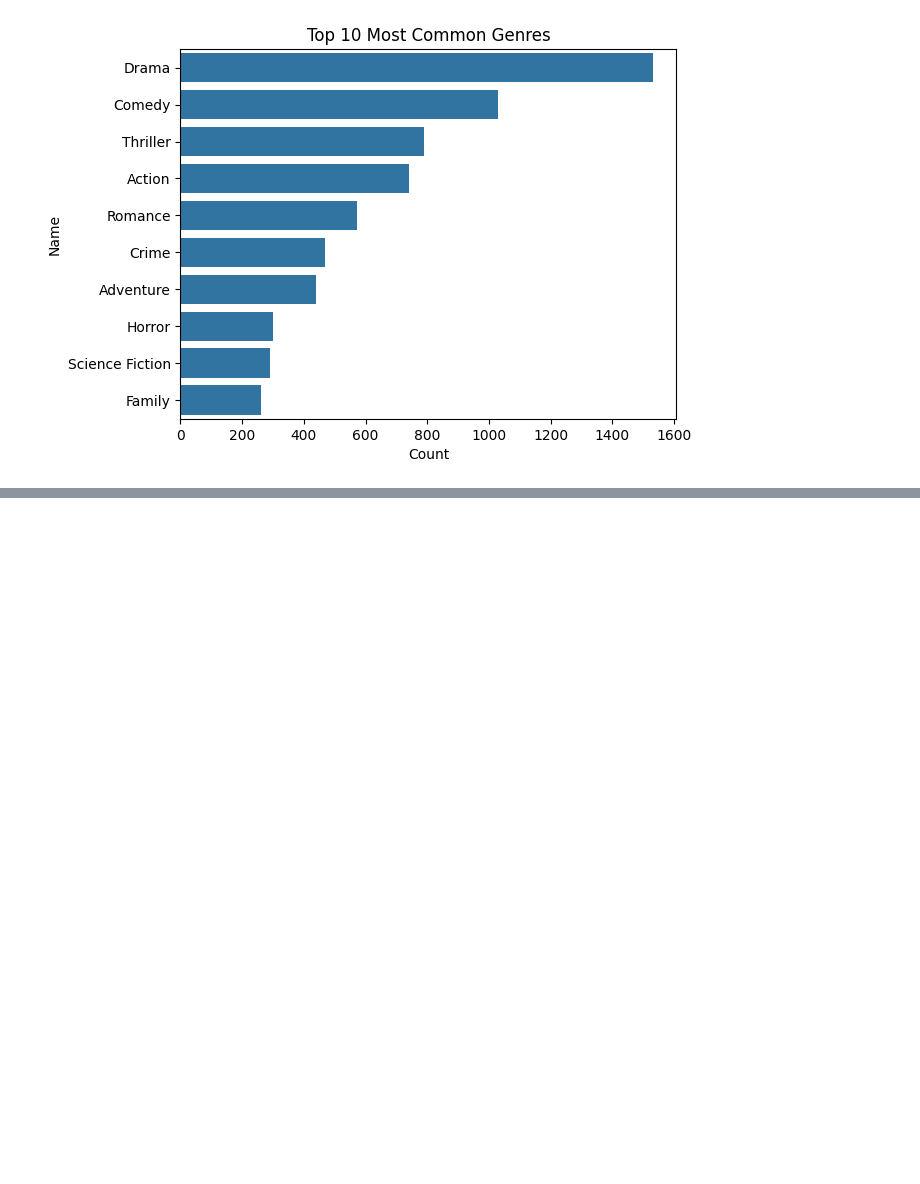
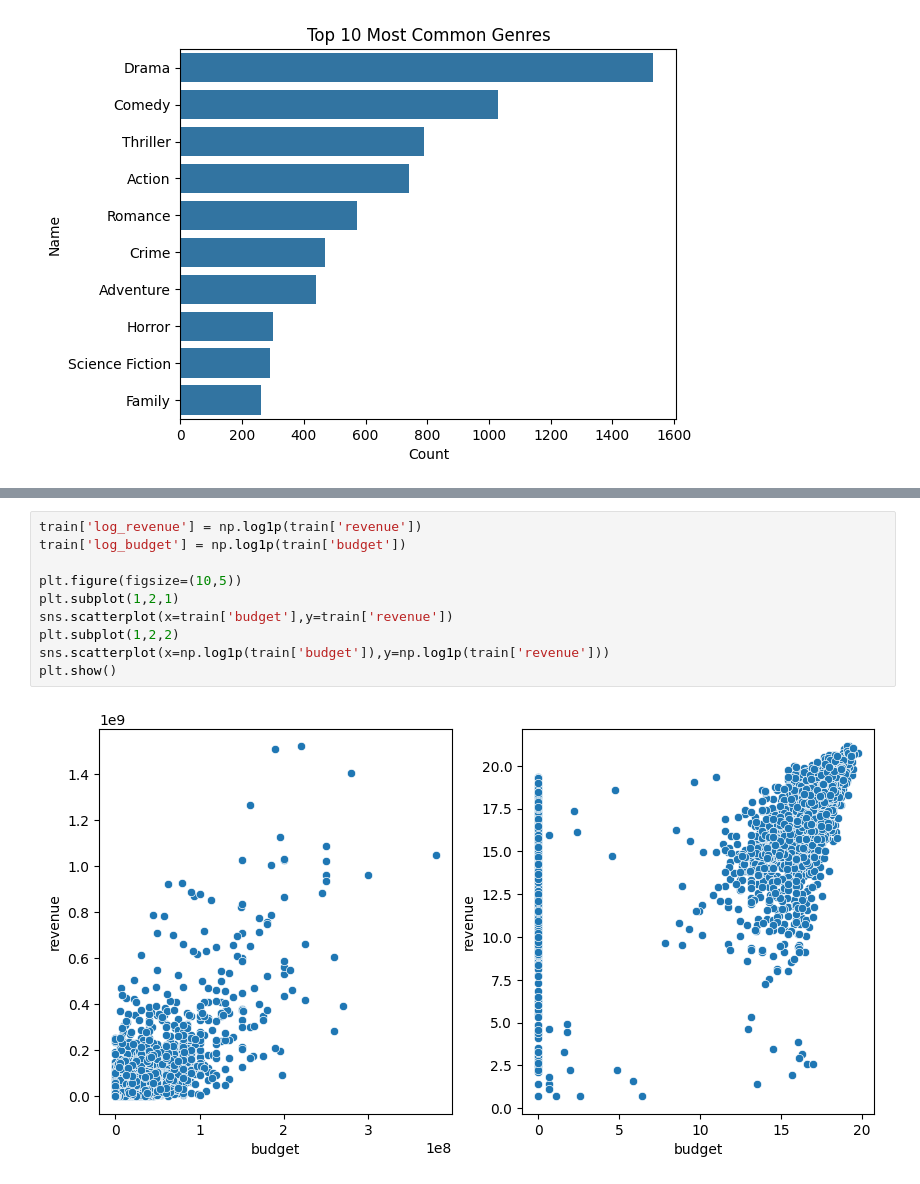
Before and after one commit to samyaknd/movie-revenue-prediction, a Jupyter notebook: movie_revenue_predict.ipynb, the cells around one changed output, grey strips where cells are left out. Cells and saved outputs as stored; diff of their text form; blank space fills up the shorter version.

```diff
--- a/movie_revenue_predict.ipynb
+++ b/movie_revenue_predict.ipynb
@@ -200,0 +213,12 @@ plot_most_common(train, 'genres', 'name', top_n=10)
+# %%
+train['log_revenue'] = np.log1p(train['revenue'])
+train['log_budget'] = np.log1p(train['budget'])
+
+plt.figure(figsize=(10,5))
+plt.subplot(1,2,1)
+sns.scatterplot(x=train['budget'],y=train['revenue'])
+plt.subplot(1,2,2)
+sns.scatterplot(x=np.log1p(train['budget']),y=np.log1p(train['revenue']))
+plt.show()
+# %% [output]
+[figure, added]
```
Also changed, not shown: parts of 7 cells of this notebook.
